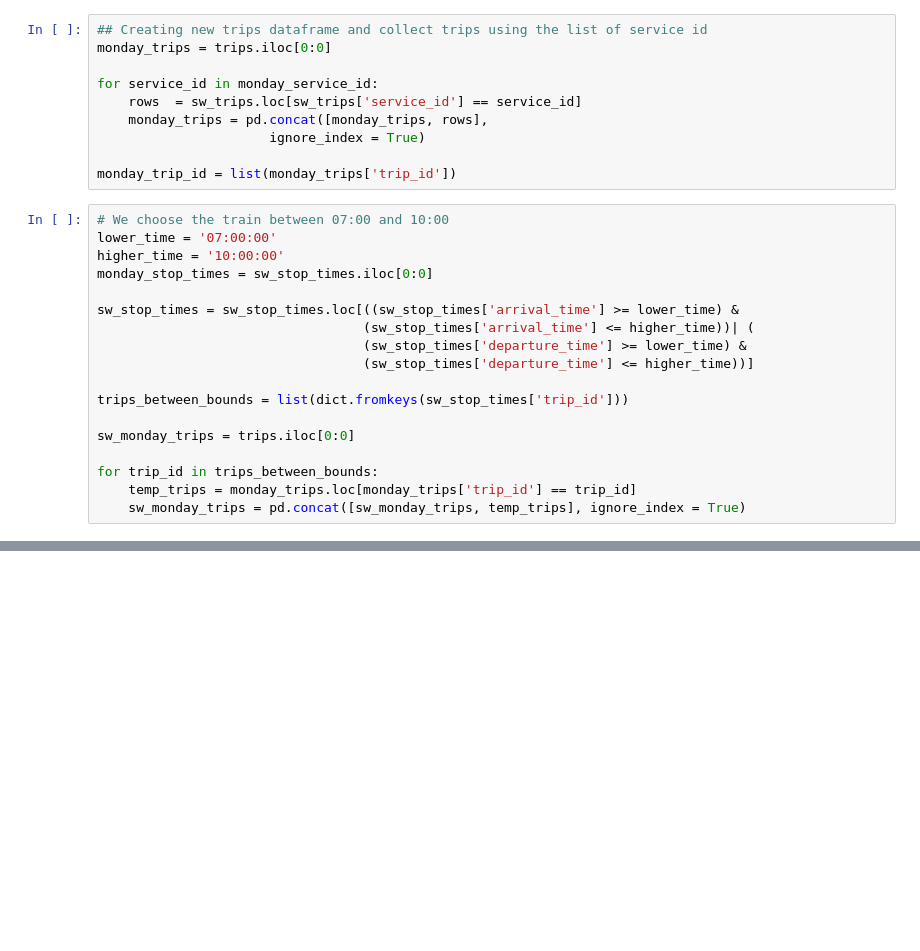
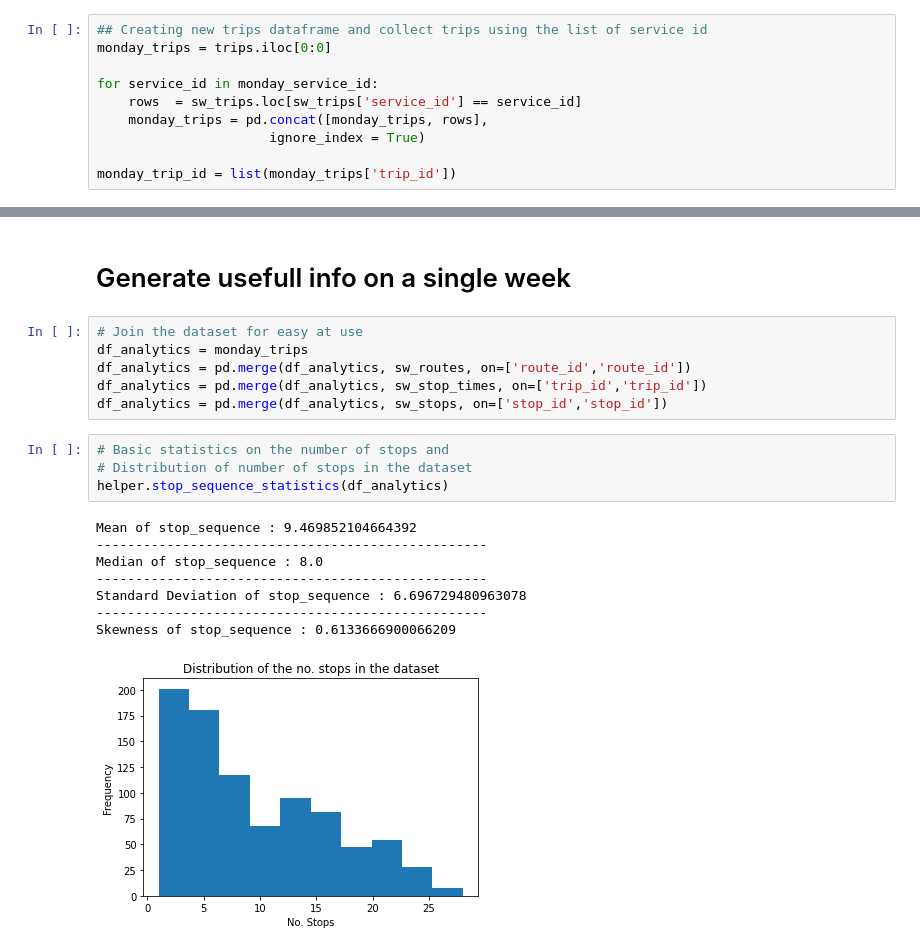
Before and after one commit to gianlucarea/weather-delay, a Jupyter notebook: week-focused-analytics.ipynb, the cells around one changed output, grey strips where cells are left out. Drawn from its saved outputs; the diff is of its cells as text; blank space fills up the shorter version.

```diff
--- a/week-focused-analytics.ipynb
+++ b/week-focused-analytics.ipynb
@@ -194,21 +141,3 @@ for service_id in monday_service_id:
                       ignore_index = True)
 
 monday_trip_id = list(monday_trips['trip_id'])
-# %%
-# We choose the train between 07:00 and 10:00
-lower_time = '07:00:00'
-higher_time = '10:00:00'
-monday_stop_times = sw_stop_times.iloc[0:0]
-
-sw_stop_times = sw_stop_times.loc[((sw_stop_times['arrival_time'] >= lower_time) &
-                                  (sw_stop_times['arrival_time'] <= higher_time))| (
-                                  (sw_stop_times['departure_time'] >= lower_time) &
-                                  (sw_stop_times['departure_time'] <= higher_time))]
-
-trips_between_bounds = list(dict.fromkeys(sw_stop_times['trip_id']))
-
-sw_monday_trips = trips.iloc[0:0]
-
-for trip_id in trips_between_bounds:
-    temp_trips = monday_trips.loc[monday_trips['trip_id'] == trip_id]
-    sw_monday_trips = pd.concat([sw_monday_trips, temp_trips], ignore_index = True)
@@ -216,0 +162,21 @@ for trip_id in trips_between_bounds:
+# %% [markdown]
+# Generate usefull info on a single week
+# %%
+# Join the dataset for easy at use
+df_analytics = monday_trips
+df_analytics = pd.merge(df_analytics, sw_routes, on=['route_id','route_id'])
+df_analytics = pd.merge(df_analytics, sw_stop_times, on=['trip_id','trip_id'])
+df_analytics = pd.merge(df_analytics, sw_stops, on=['stop_id','stop_id'])
+# %%
+# Basic statistics on the number of stops and
+# Distribution of number of stops in the dataset
+helper.stop_sequence_statistics(df_analytics)
+# %% [output]
+Mean of stop_sequence : 9.469852104664392
+--------------------------------------------------
+Median of stop_sequence : 8.0
+--------------------------------------------------
+Standard Deviation of stop_sequence : 6.696729480963078
+--------------------------------------------------
+Skewness of stop_sequence : 0.6133666900066209
+[figure, added]
```
Also changed, not shown: parts of 23 cells of this notebook, 2 other files.
